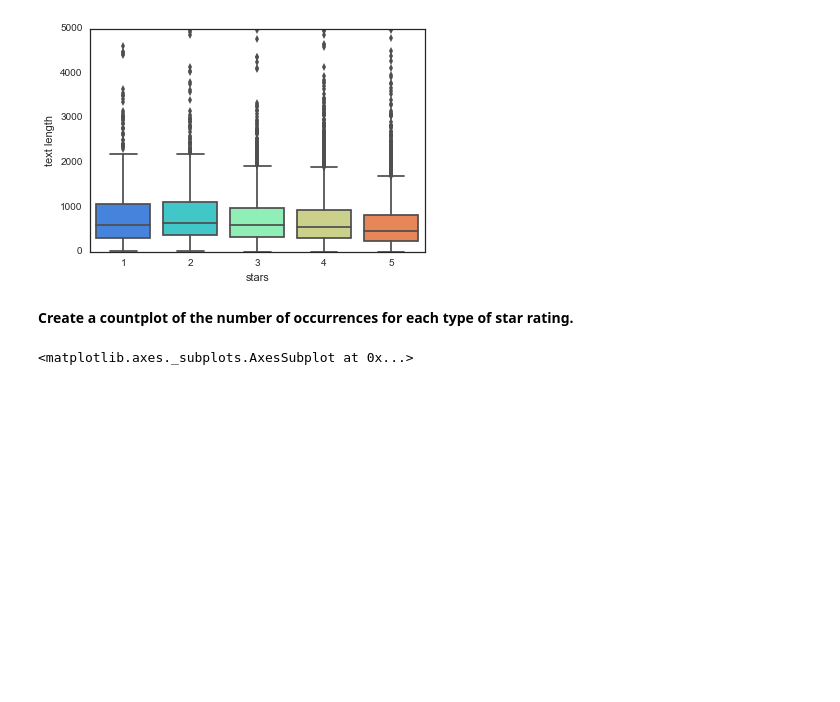
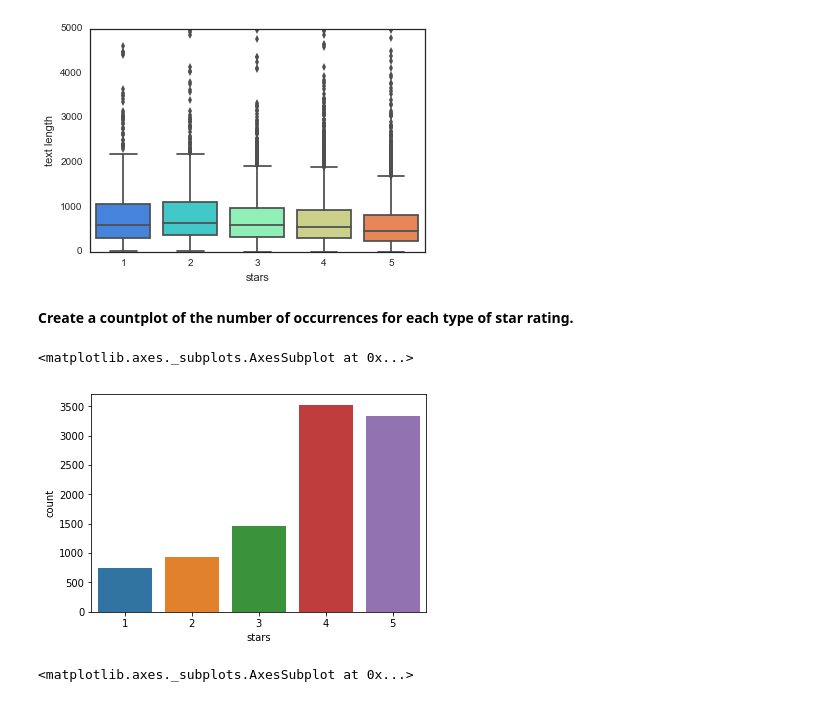
Before and after one commit to leandrol3/python-data-science, a Jupyter notebook: Machine Learning Sections/Natural-Language-Processing/NLP Project .ipynb, the cells around one changed output. Saved outputs shown, nothing was run; the diff lists cells and outputs as text; code cells hidden in the pictures; blank space fills up the shorter version.

```diff
--- a/Machine Learning Sections/Natural-Language-Processing/NLP Project .ipynb
+++ b/Machine Learning Sections/Natural-Language-Processing/NLP Project .ipynb
@@ -90,6 +161,11 @@ Let's explore the data
 [figure]
 # %% [markdown]
 **Create a countplot of the number of occurrences for each type of star rating.**
+# %%
+sns.countplot(x='stars', data=yelp)
+# %% [output]
+<matplotlib.axes._subplots.AxesSubplot at 0x...>
+[figure, added]
 # %%
 # %% [output]
 <matplotlib.axes._subplots.AxesSubplot at 0x...>
```
Also changed, not shown: parts of 36 cells of this notebook, 2 other files.
